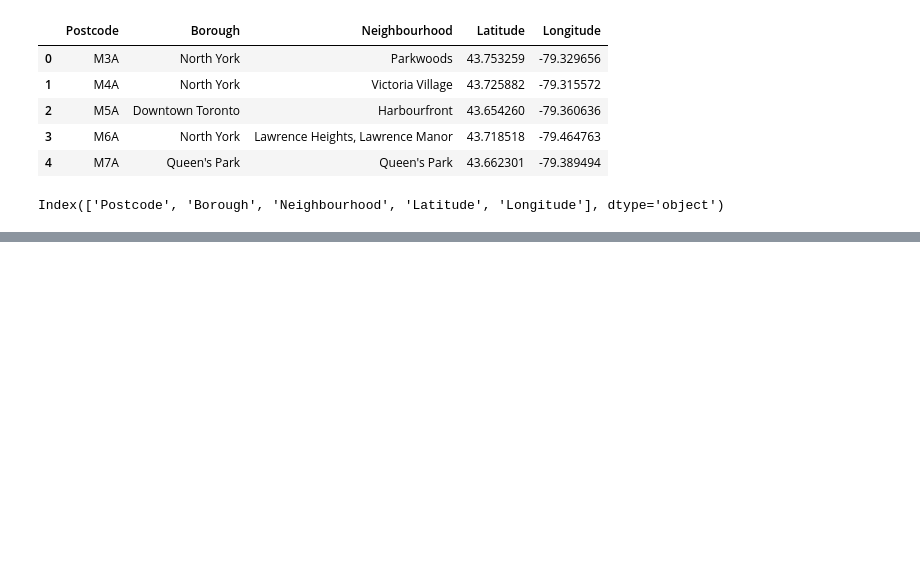
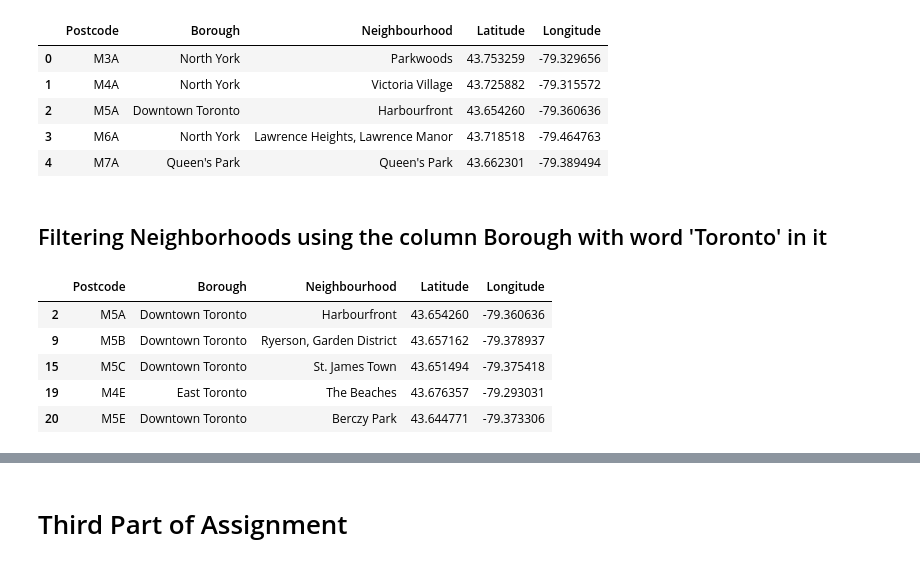
Before and after one commit to pgorade9/Capstone-Project, a Jupyter notebook: Clustering.ipynb, the cells around one changed output, grey strips where cells are left out. Cells and saved outputs as stored; diff of their text form; code cells hidden in the pictures; blank space fills up the shorter version.

```diff
--- a/Clustering.ipynb
+++ b/Clustering.ipynb
@@ -147,3 +145,5 @@ import folium
+# %% [markdown]
+## Filtering Neighborhoods using the column Borough with word 'Toronto' in it
 # %%
 neighborhood_names = ['Central Toronto','Downtown Toronto','West Toronto','East Toronto']
 neighborhoods=pd.DataFrame(columns=df3.columns)
@@ -151,7 +151,12 @@ for index,j in enumerate(df3['Borough']):
     if j in neighborhood_names:
         neighborhoods.loc[index] = df3.loc[index]
 # %%
-neighborhoods.columns
+neighborhoods.head()
 # %% [output]
-Index(['Postcode', 'Borough', 'Neighbourhood', 'Latitude', 'Longitude'], dtype='object')
+|  | Postcode | Borough | Neighbourhood | Latitude | Longitude |
+| 2 | M5A | Downtown Toronto | Harbourfront | 43.654260 | -79.360636 |
+| 9 | M5B | Downtown Toronto | Ryerson, Garden District | 43.657162 | -79.378937 |
+| 15 | M5C | Downtown Toronto | St. James Town | 43.651494 | -79.375418 |
+| 19 | M4E | East Toronto | The Beaches | 43.676357 | -79.293031 |
+| 20 | M5E | Downtown Toronto | Berczy Park | 43.644771 | -79.373306 |
 # %%
@@ -159,6 +165,8 @@ map_toronto = folium.Map(location=[43.6532, -79.3832], zoom_start=12)
 map_toronto
 # %% [output]
 [interactive output not drawn]
+# %% [markdown]
+# Third Part of Assignment
 # %%
 # add markers to map
 for lat, lng, borough, neighborhood in zip(neighborhoods['Latitude'], neighborhoods['Longitude'], neighborhoods['Borough'], neighborhoods['Neighbourhood']):
```
Also changed, not shown: parts of 2 cells of this notebook.
